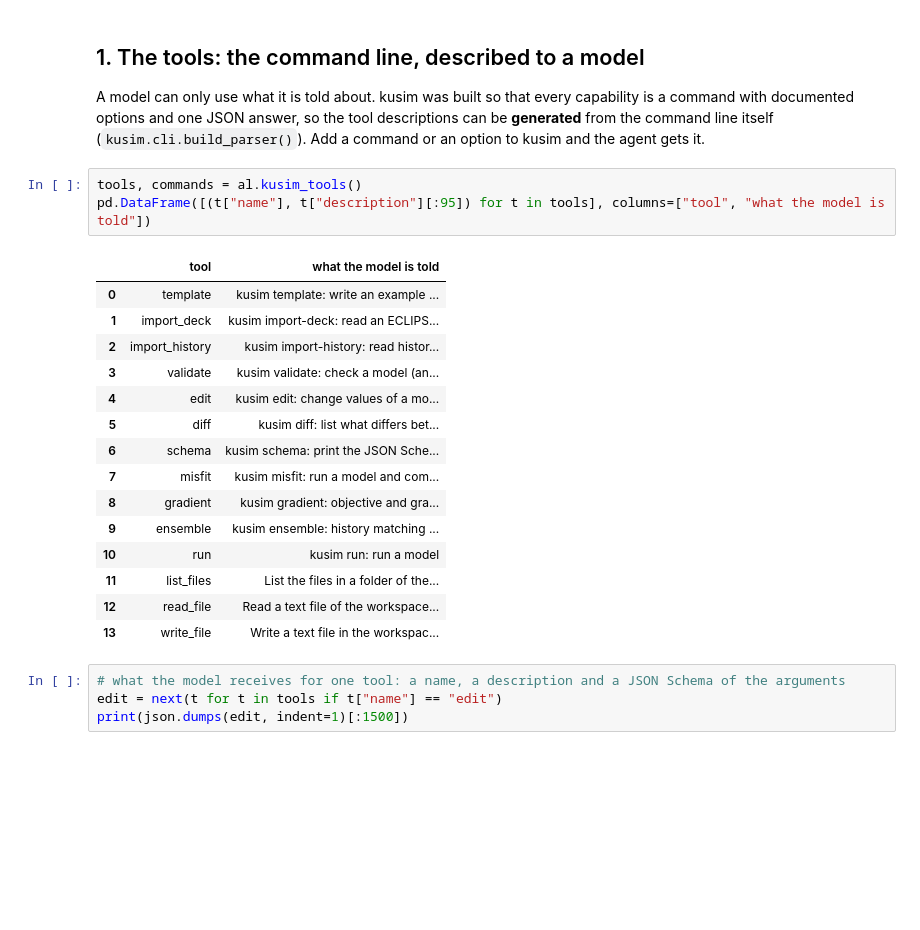
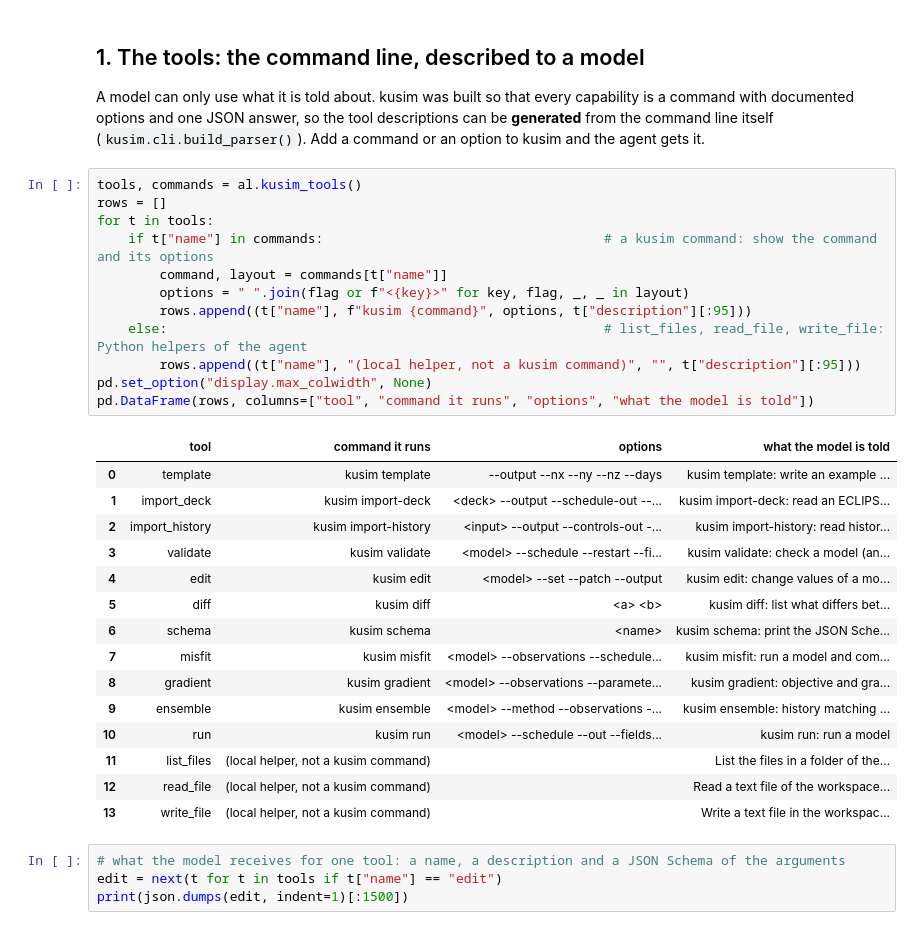
Before and after one commit to MElfeel/kusim, a Jupyter notebook: examples/tutorial_agentic_workflow.ipynb, the cells around one changed output. Saved outputs shown, nothing was run; the diff lists cells and outputs as text; blank space fills up the shorter version.

Commit message:
Tutorial 2: the tools table also shows the kusim command and options of each tool
Co-Authored-By: Claude Sonnet 5.5 <noreply@anthropic.com>

```diff
--- a/examples/tutorial_agentic_workflow.ipynb
+++ b/examples/tutorial_agentic_workflow.ipynb
@@ -81,23 +81,32 @@ one JSON answer, so the tool descriptions can be **generated** from the command
 an option to kusim and the agent gets it.
 # %%
 tools, commands = al.kusim_tools()
-pd.DataFrame([(t["name"], t["description"][:95]) for t in tools], columns=["tool", "what the model is told"])
+rows = []
+for t in tools:
+    if t["name"] in commands:                                    # a kusim command: show the command and its options
+        command, layout = commands[t["name"]]
+        options = " ".join(flag or f"<{key}>" for key, flag, _, _ in layout)
+        rows.append((t["name"], f"kusim {command}", options, t["description"][:95]))
+    else:                                                        # list_files, read_file, write_file: Python helpers of the agent
+        rows.append((t["name"], "(local helper, not a kusim command)", "", t["description"][:95]))
+pd.set_option("display.max_colwidth", None)
+pd.DataFrame(rows, columns=["tool", "command it runs", "options", "what the model is told"])
 # %% [output]
-|  | tool | what the model is told |
-| 0 | template | kusim template: write an example ... |
-| 1 | import_deck | kusim import-deck: read an ECLIPS... |
-| 2 | import_history | kusim import-history: read histor... |
-| 3 | validate | kusim validate: check a model (an... |
-| 4 | edit | kusim edit: change values of a mo... |
-| 5 | diff | kusim diff: list what differs bet... |
-| 6 | schema | kusim schema: print the JSON Sche... |
-| 7 | misfit | kusim misfit: run a model and com... |
-| 8 | gradient | kusim gradient: objective and gra... |
-| 9 | ensemble | kusim ensemble: history matching ... |
-| 10 | run | kusim run: run a model |
-| 11 | list_files | List the files in a folder of the... |
-| 12 | read_file | Read a text file of the workspace... |
-| 13 | write_file | Write a text file in the workspac... |
+|  | tool | command it runs | options | what the model is told |
+| 0 | template | kusim template | --output --nx --ny --nz --days | kusim template: write an example ... |
+| 1 | import_deck | kusim import-deck | <deck> --output --schedule-out --... | kusim import-deck: read an ECLIPS... |
+| 2 | import_history | kusim import-history | <input> --output --controls-out -... | kusim import-history: read histor... |
+| 3 | validate | kusim validate | <model> --schedule --restart --fi... | kusim validate: check a model (an... |
+| 4 | edit | kusim edit | <model> --set --patch --output | kusim edit: change values of a mo... |
+| 5 | diff | kusim diff | <a> <b> | kusim diff: list what differs bet... |
+| 6 | schema | kusim schema | <name> | kusim schema: print the JSON Sche... |
+| 7 | misfit | kusim misfit | <model> --observations --schedule... | kusim misfit: run a model and com... |
+| 8 | gradient | kusim gradient | <model> --observations --paramete... | kusim gradient: objective and gra... |
+| 9 | ensemble | kusim ensemble | <model> --method --observations -... | kusim ensemble: history matching ... |
+| 10 | run | kusim run | <model> --schedule --out --fields... | kusim run: run a model |
+| 11 | list_files | (local helper, not a kusim command) |  | List the files in a folder of the... |
+| 12 | read_file | (local helper, not a kusim command) |  | Read a text file of the workspace... |
+| 13 | write_file | (local helper, not a kusim command) |  | Write a text file in the workspac... |
 # %%
 # what the model receives for one tool: a name, a description and a JSON Schema of the arguments
 edit = next(t for t in tools if t["name"] == "edit")
```
Also changed, not shown: parts of 1 cell of this notebook, 2 other files.
